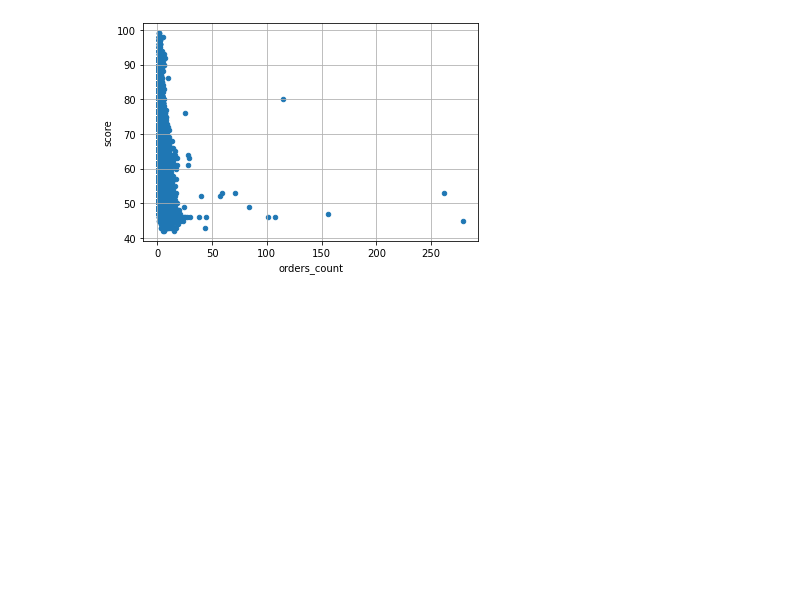
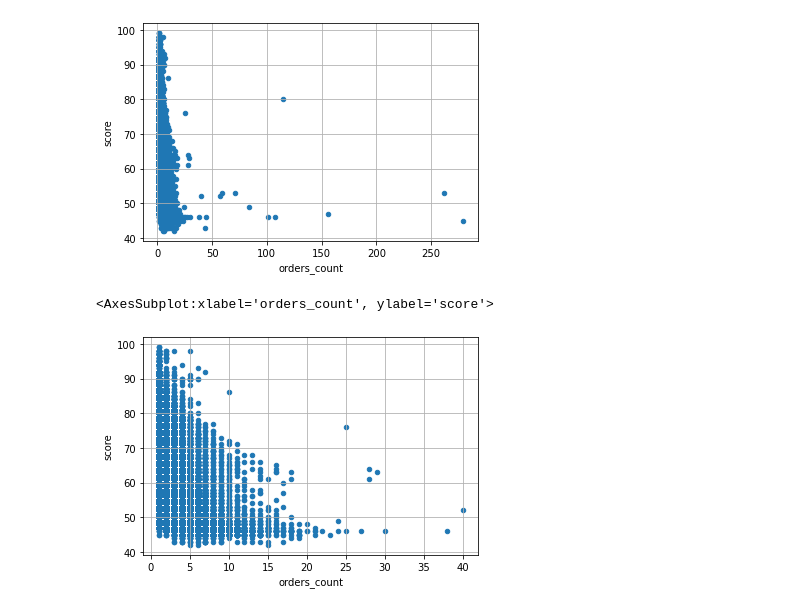
Before and after one commit to AChiaraCapuano/adhoc, a Jupyter notebook: GRM performance.ipynb, the cells around one changed output. Saved outputs shown, nothing was run; the diff lists cells and outputs as text; code cells hidden in the pictures; blank space fills up the shorter version.

Commit message:
limit past orders

```diff
--- a/GRM performance.ipynb
+++ b/GRM performance.ipynb
@@ -36,3 +36,8 @@ df[df['reordered']=='1'].plot.scatter(y='score', x='orders_count', grid=True)
 # %% [output]
 <AxesSubplot:xlabel='orders_count', ylabel='score'>
 [figure]
+# %%
+df[(df['reordered']=='1') & (df['orders_count']<=40)].plot.scatter(y='score', x='orders_count', grid=True)
+# %% [output]
+<AxesSubplot:xlabel='orders_count', ylabel='score'>
+[figure, added]
```
